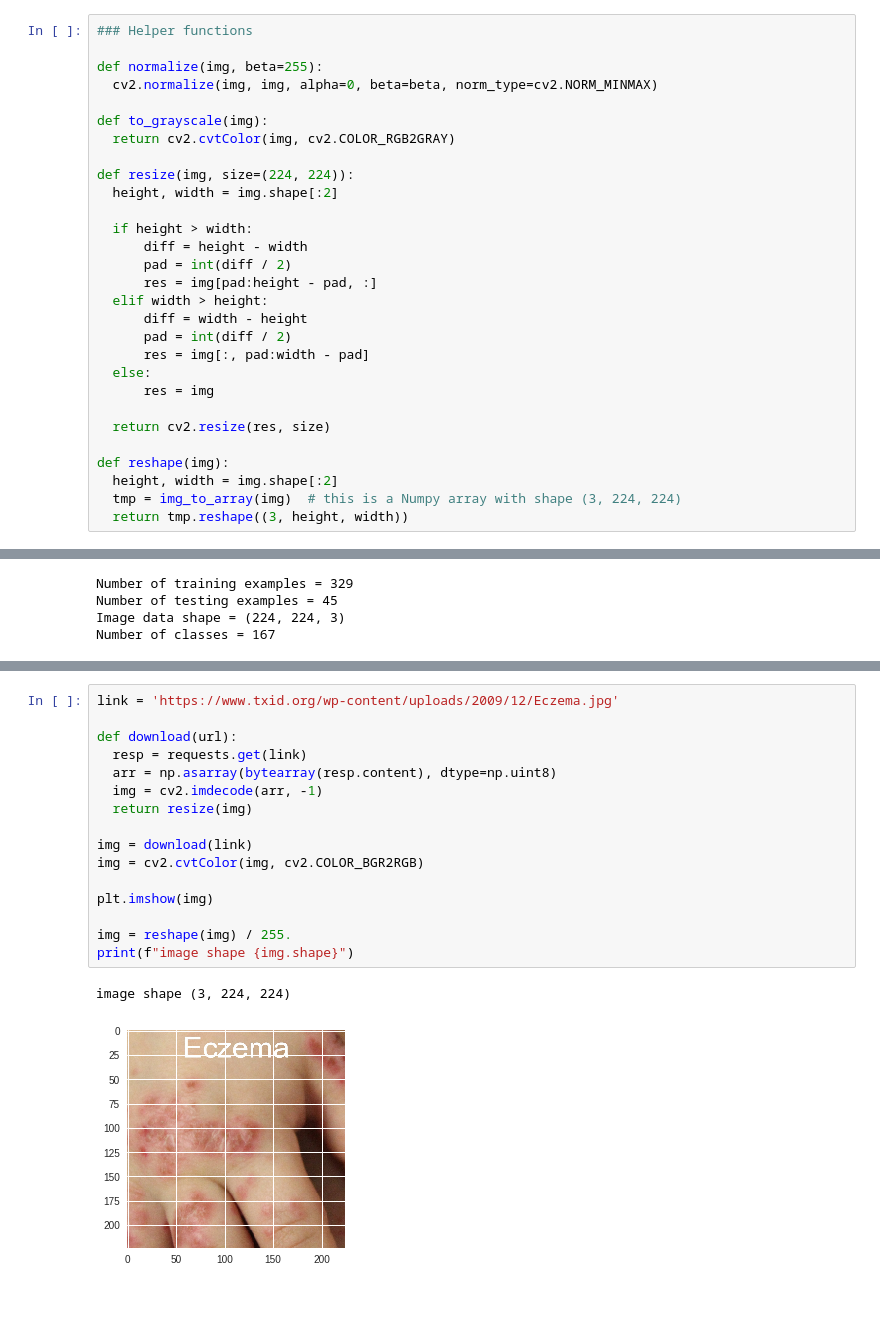
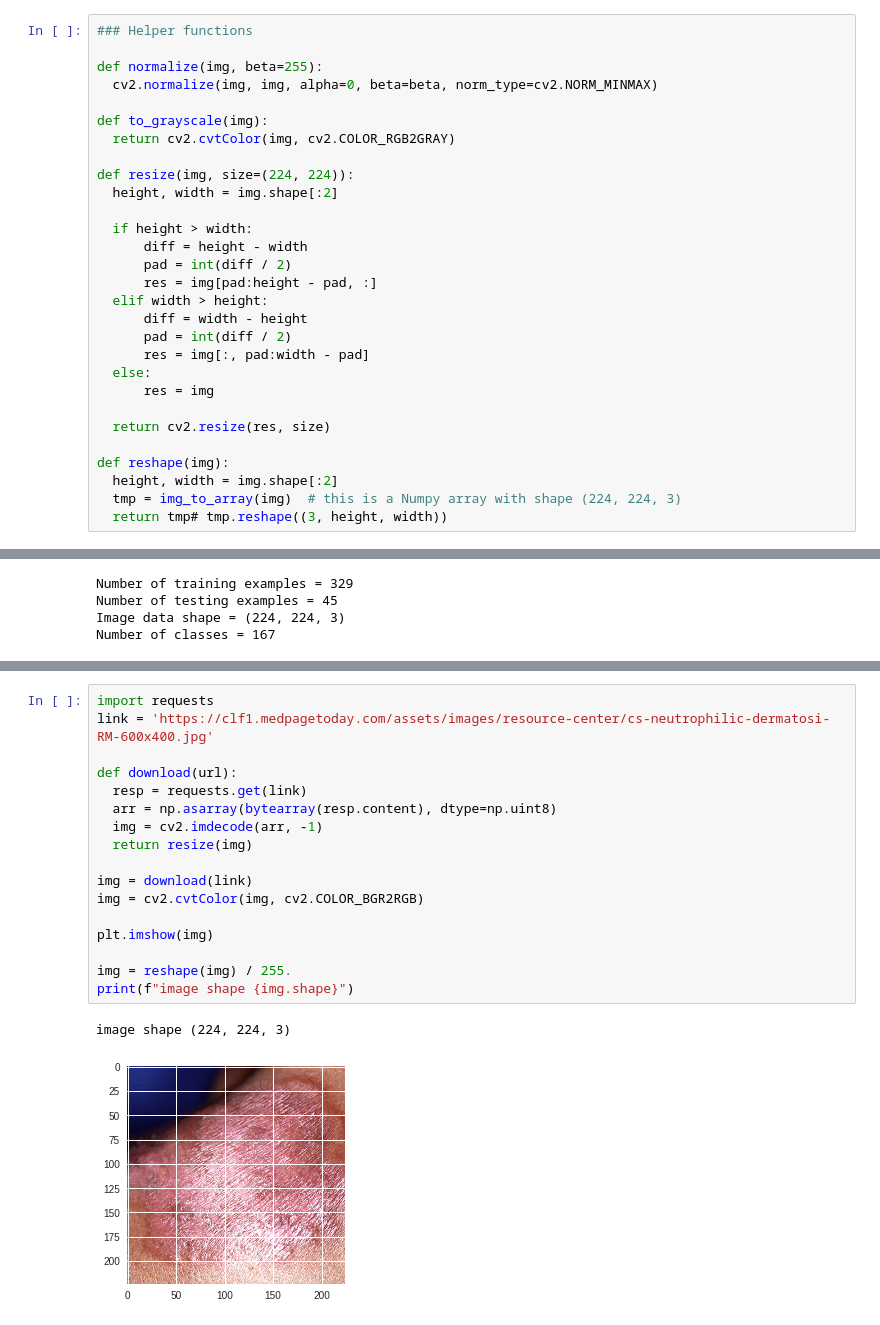
Before and after one commit to andreinechaev/Dermotology_CNN, a Jupyter notebook: SkinScanner.ipynb, the cells around one changed output, grey strips where cells are left out. Saved outputs shown, nothing was run; the diff lists cells and outputs as text.

```diff
--- a/SkinScanner.ipynb
+++ b/SkinScanner.ipynb
@@ -38,8 +38,8 @@ def resize(img, size=(224, 224)):
 
 def reshape(img):
   height, width = img.shape[:2]
-  tmp = img_to_array(img)  # this is a Numpy array with shape (3, 224, 224)
-  return tmp.reshape((3, height, width))
+  tmp = img_to_array(img)  # this is a Numpy array with shape (224, 224, 3)
+  return tmp# tmp.reshape((3, height, width))
 # %%
 !pip install lxml
 # %% [output]
@@ -253,21 +282,22 @@ Epoch 50/50
 # %%
-link = 'https://www.txid.org/wp-content/uploads/2009/12/Eczema.jpg'
+import requests
+link = 'https://clf1.medpagetoday.com/assets/images/resource-center/cs-neutrophilic-dermatosi-RM-600x400.jpg'
 
 def download(url):
   resp = requests.get(link)
   arr = np.asarray(bytearray(resp.content), dtype=np.uint8)
   img = cv2.imdecode(arr, -1)
   return resize(img)
 
 img = download(link)
 img = cv2.cvtColor(img, cv2.COLOR_BGR2RGB)
 
 plt.imshow(img)
 
 img = reshape(img) / 255.
 print(f"image shape {img.shape}")
 # %% [output]
-image shape (3, 224, 224)
+image shape (224, 224, 3)
-[figure, old version]
+[figure, new version]
 # %%
 req = np.array(img[np.newaxis, ...])
```
Also changed, not shown: parts of 6 cells of this notebook.
